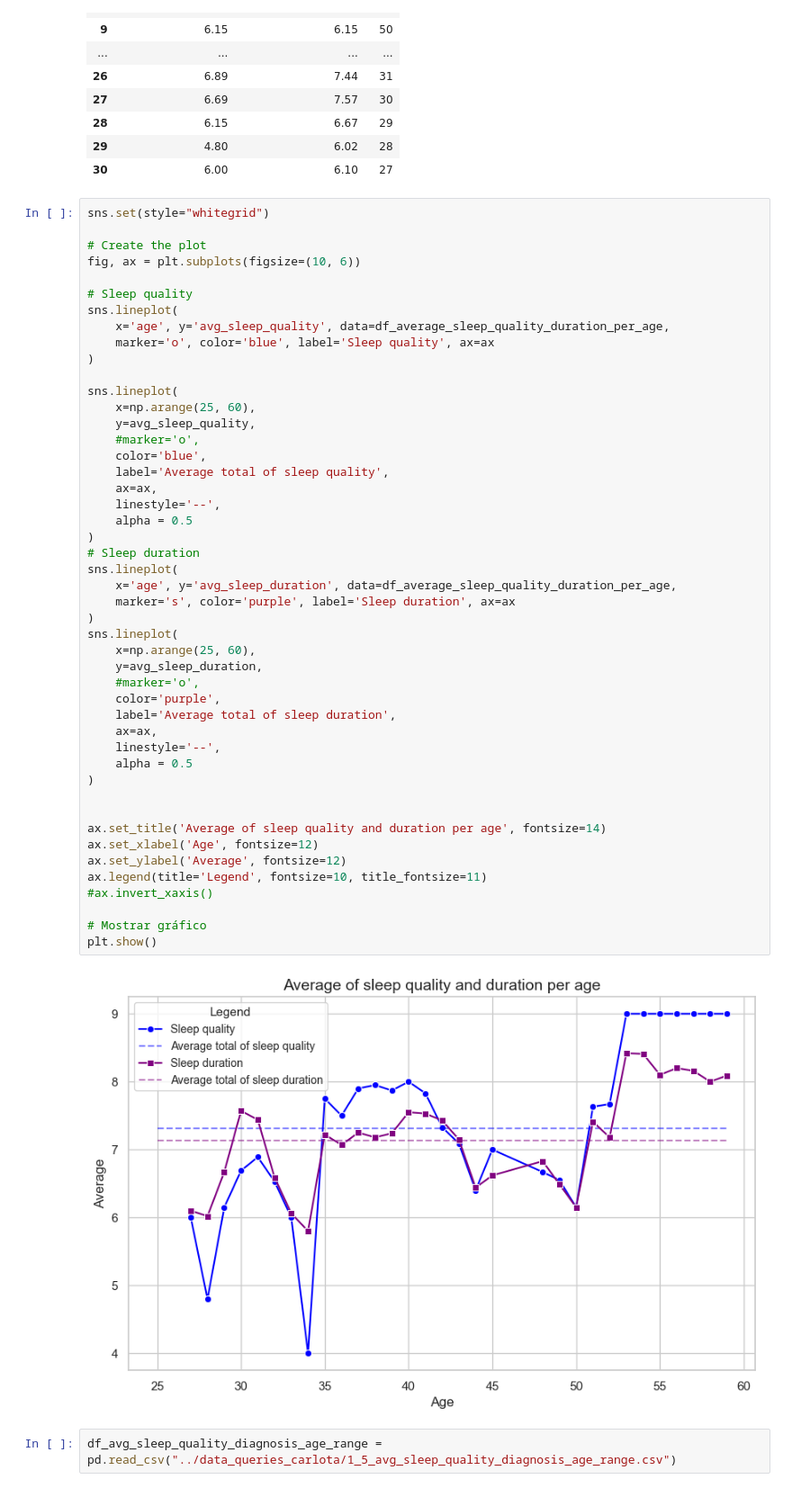
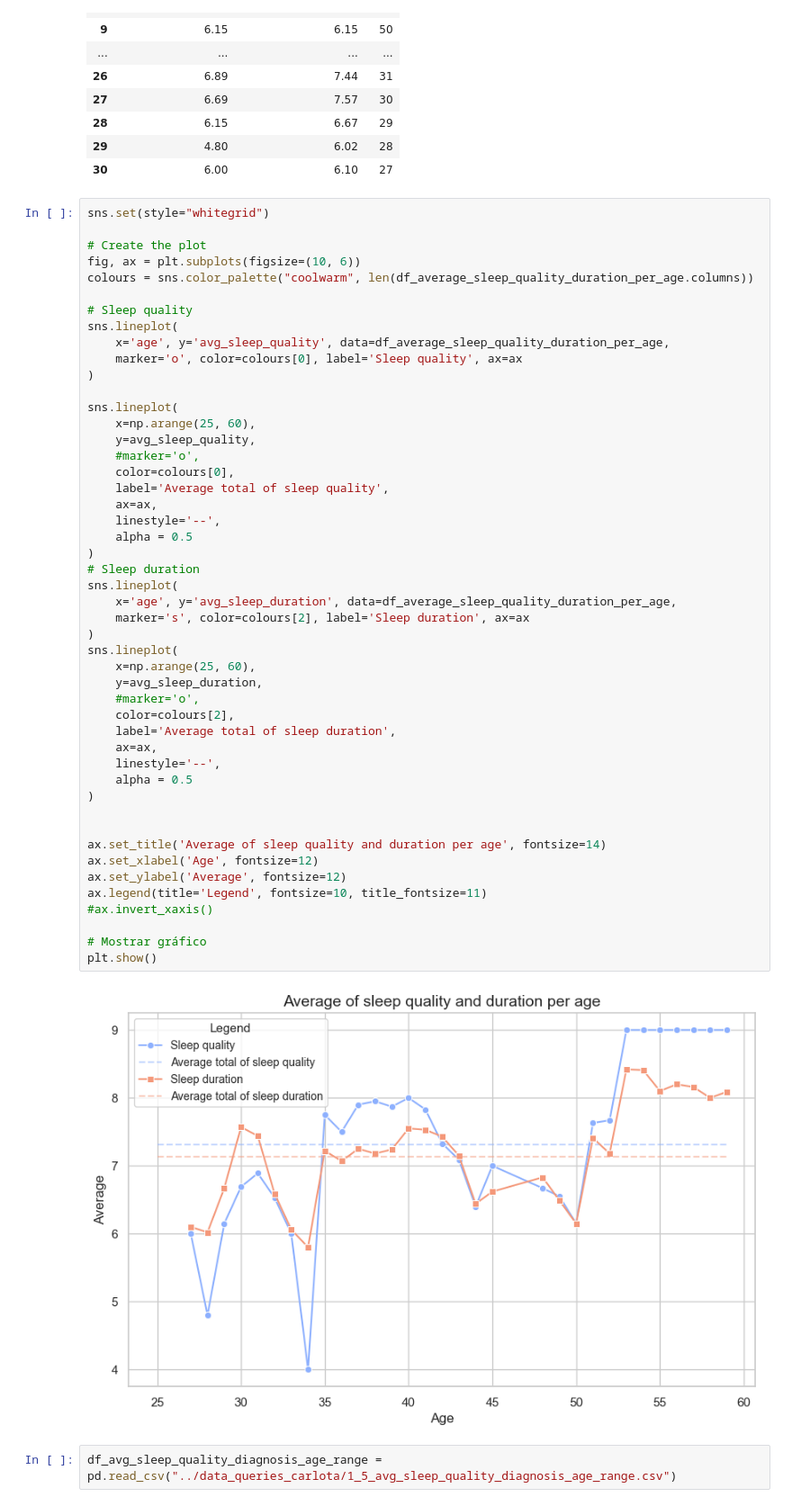
Before and after one commit to cemanzanoc/Sleephours-and-Lifestyle, a Jupyter notebook: visualization/visualization_carlota.ipynb, the cells around one changed output. Shown at 90% size. Cells and saved outputs as stored; diff of their text form.

Commit message:
final visualizations

```diff
--- a/visualization/visualization_carlota.ipynb
+++ b/visualization/visualization_carlota.ipynb
@@ -42,50 +42,51 @@ sns.set(style="whitegrid")
 
 # Create the plot
 fig, ax = plt.subplots(figsize=(10, 6))
+colours = sns.color_palette("coolwarm", len(df_average_sleep_quality_duration_per_age.columns))
 
 # Sleep quality
 sns.lineplot(
     x='age', y='avg_sleep_quality', data=df_average_sleep_quality_duration_per_age,
-    marker='o', color='blue', label='Sleep quality', ax=ax
+    marker='o', color=colours[0], label='Sleep quality', ax=ax
 )
 
 sns.lineplot(
     x=np.arange(25, 60),
     y=avg_sleep_quality,
     #marker='o',
-    color='blue',
+    color=colours[0],
     label='Average total of sleep quality',
     ax=ax,
     linestyle='--',
     alpha = 0.5
 )
 # Sleep duration
 sns.lineplot(
     x='age', y='avg_sleep_duration', data=df_average_sleep_quality_duration_per_age,
-    marker='s', color='purple', label='Sleep duration', ax=ax
+    marker='s', color=colours[2], label='Sleep duration', ax=ax
 )
 sns.lineplot(
     x=np.arange(25, 60),
     y=avg_sleep_duration,
     #marker='o',
-    color='purple',
+    color=colours[2],
     label='Average total of sleep duration',
     ax=ax,
     linestyle='--',
     alpha = 0.5
 )
 
 
 ax.set_title('Average of sleep quality and duration per age', fontsize=14)
 ax.set_xlabel('Age', fontsize=12)
 ax.set_ylabel('Average', fontsize=12)
 ax.legend(title='Legend', fontsize=10, title_fontsize=11)
 #ax.invert_xaxis()
 
 # Mostrar gráfico
 plt.show()
 # %% [output]
-[figure, old version]
+[figure, new version]
 # %%
 df_avg_sleep_quality_diagnosis_age_range = pd.read_csv("../data_queries_carlota/1_5_avg_sleep_quality_diagnosis_age_range.csv")
 # %%
```
Also changed, not shown: parts of 12 cells of this notebook.
